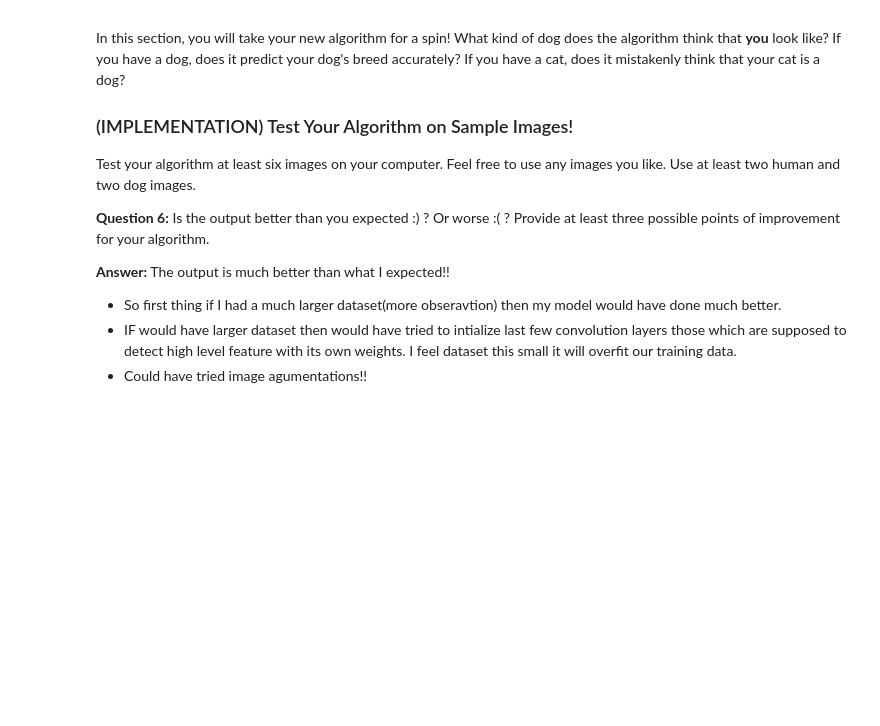
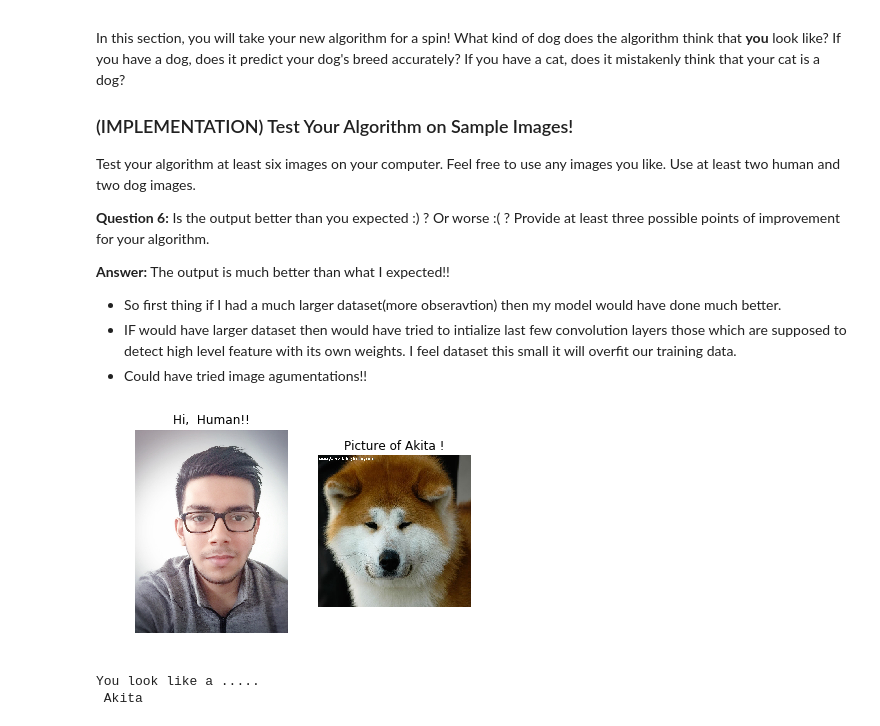
Before and after one commit to unnat5/dog-project, a Jupyter notebook: dog_app.ipynb, the cells around one changed output. Cells and saved outputs as stored; diff of their text form; code cells hidden in the pictures; blank space fills up the shorter version.

```diff
--- a/dog_app.ipynb
+++ b/dog_app.ipynb
@@ -626,7 +745,7 @@ from keras.layers import Conv2D, MaxPooling2D, GlobalAveragePooling2D
 from keras.layers import Dropout, Flatten, Dense
 from keras.models import Sequential
 resnet50_model = Sequential()
-resnet50_model.add(GlobalAveragePooling2D(input_shape=resnet50_train.shape[1:]))
+resnet50_model.add(GlobalAveragePooling2D(input_shape=xception_train.shape[1:]))
 resnet50_model.add(Dropout(0.4))
 resnet50_model.add(Dense(512,activation="relu"))
 resnet50_model.add(Dropout(0.5))
@@ -639,7 +776,7 @@ resnet50_model.summary()
 # %%
 ### TODO: Compile the model.
 
-resnet50_model.compile(optimizer="adadelta",loss="categorical_crossentropy",metrics=["accuracy"])
+resnet50_model.compile(optimizer="adamax",loss="categorical_crossentropy",metrics=["accuracy"])
 # %% [markdown]
 ### (IMPLEMENTATION) Train the Model
 
@@ -651,5 +788,5 @@ You are welcome to [augment the training data](https://blog.keras.io/building-po
 from keras.callbacks import ModelCheckpoint
 checkpoint = ModelCheckpoint(filepath='saved_models/weights.best.ResNet50_withoutaug.hdf5',
                                verbose=1, save_best_only=True)
-resnet50_model.fit(resnet50_train,train_targets,batch_size=20,epochs=5,
-                  validation_data=(resnet50_valid,valid_targets),callbacks=[checkpoint])
+resnet50_model.fit(xception_train,train_targets,batch_size=20,epochs=15,
+                  validation_data=(xception_valid,valid_targets),callbacks=[checkpoint])
@@ -662,8 +818,7 @@ for e in range(50):
     batches = 0
     for x_batch,y_batch in datagen_train.flow(image_normal_numpy,train_targets,batch_size=124):
 
-        resnet50_model.fit(extract_Resnet50(x_batch),y_batch,batch_size=20,
-                  validation_data=(resnet50_valid,valid_targets),callbacks=[checkpoint])
+        resnet50_model.fit(extract_Xception(x_batch),y_batch,validation_data=(xception_valid,valid_targets),callbacks=[checkpoint])
         batches += 1
         if batches >= len(image_normal_numpy)/124:
             break
@@ -813,6 +989,10 @@ __Answer:__ The output is much better than what I expected!!
 ## at least 6 images on your computer.
 ## Feel free to use as many code cells as needed.
 # %%
-predict_dog_human("anshu.JPG",resnet50_model)
+predict_dog_human("me.JPG",resnet50_model)
+# %% [output]
+[figure, added]
+You look like a .....
+ Akita
 # %%
 predict_dog_human("bird.JPG",resnet50_model)
```
Also changed, not shown: parts of 35 cells of this notebook.
